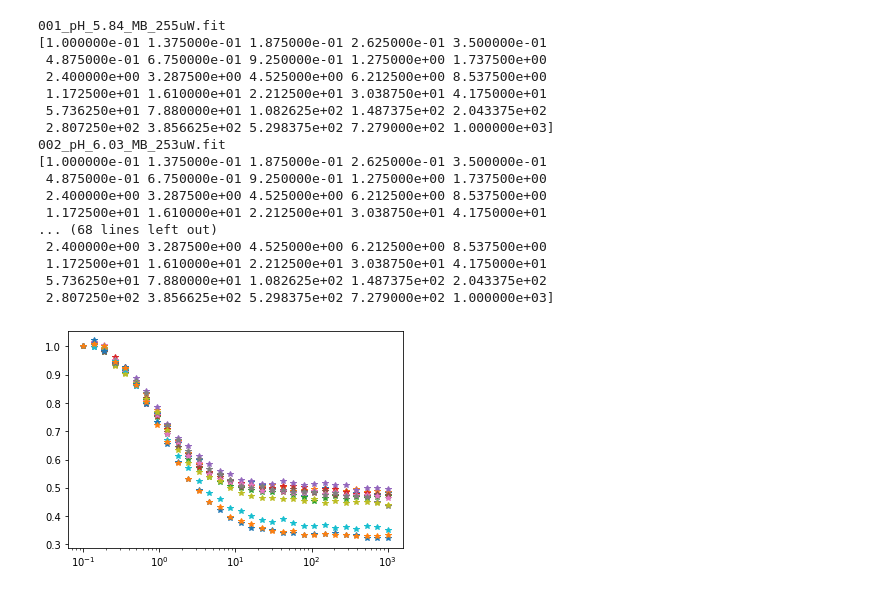
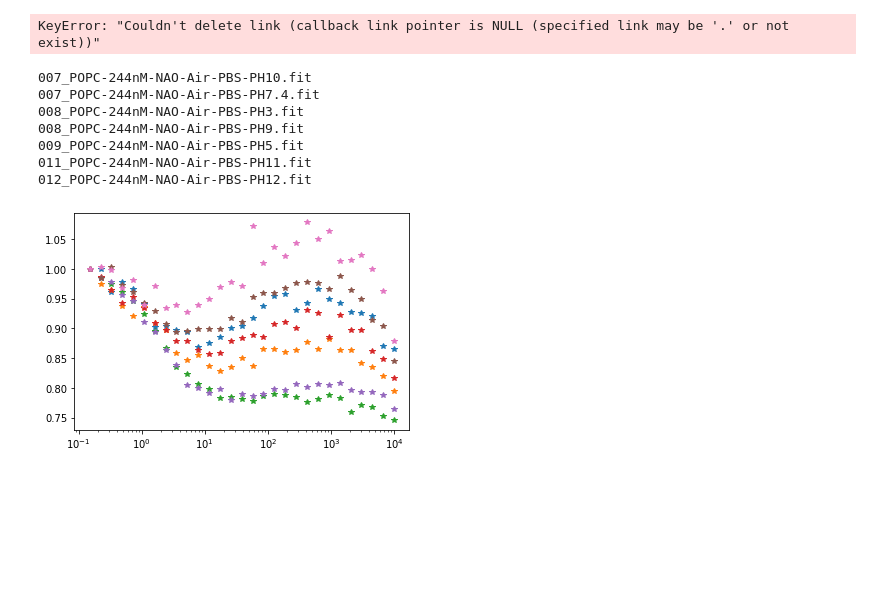
Before and after one commit to duzhx04/TRAST-data-analyze, a Jupyter notebook: TRAST_data_draw_Fig.ipynb, the cells around one changed output. Saved outputs shown, nothing was run; the diff lists cells and outputs as text; code cells hidden in the pictures; blank space fills up the shorter version.

```diff
--- a/TRAST_data_draw_Fig.ipynb
+++ b/TRAST_data_draw_Fig.ipynb
@@ -26,6 +29,8 @@ import matplotlib.colors as clrs
 # %%
 # Structure of the TRAST file
-file = r'D:/new trast test data/MBlue.hdf5'
+directory=r'D:/new trast test data/TRAST curve/'
+filename = 'different pH (only K+, Kb free , fit again).hdf5'
+file = directory + filename
 with h5py.File(file,'r') as f:
     for key in f.keys():
         print(key)
@@ -49,3 +54,17 @@ rawData
 rawTp
 residual
 tp
+# %%
+
+# plot different shells
+directory=r'D:/new trast test data/different shells (kisc fix green channel)/'
+import pandas as pd
+filelist=os.listdir(directory)
+filelist=[directory+ i for i in filelist if 'hdf5' in os.path.splitext(i)[1]]  #select csv file
+print(filelist)
+for file in filelist:
+    with h5py.File(file,'r') as f:
+        for key in f.keys():
+            print(key)
+            for i in np.array(f[key]):
+                print(i)
@@ -52,29 +89,38 @@ tp
+# %%
+
+# change some of key name#
+with h5py.File(file) as f:
+    #f.move('007_HQ574_54M-POPC-244nM-NAO-Air-PBS-PH7.4-200mW.fit',r'007_HQ574\54M-POPC-244nM-NAO-Air-PBS-PH7.4-200mW.fit')
+    #f.move('008_D620_40M-POPC-244nM-NAO-Air-PBS-PH7.4-200mW.fit',r'008_D620\40M-POPC-244nM-NAO-Air-PBS-PH7.4-200mW.fit')
+    #f.move('009_ET670_50M-POPC-244nM-NAO-Air-PBS-PH7.4-200mW.fit',r'009_ET670\50M-POPC-244nM-NAO-Air-PBS-PH7.4-200mW.fit')
+    f.move('007_POPC-244nM-NAO-Air-PBS-PH7.4.fit','007_0uM-oldDoxyl-POPC-244nM-NAO-Air-PBS-PH7.4.fit')
+# %%
+
+#delete some datasets which do not use
+with h5py.File(file) as f:
+    del f['002_IRF-Rho-20uM-red-OD3-200mW.fit']
+    for key in f.keys():
+        print(key)
+        for i in np.array(f[key]):
+            print(i)
+# %% [output]
+KeyError: "Couldn't delete link (callback link pointer is NULL (specified link may be '.' or not exist))"
 # %%
+# draw raw data
 with h5py.File(file,'r') as f:
     for key in f.keys():
         print(key)
-        N= np.max(f[key]['TRAST'][:,0])
+        N= np.array(f[key]['TRAST'][:,0]) #choose first point
         arry_x=np.array(f[key]['tp'][:])
-        arry_y=np.array(f[key]['TRAST']/N)
+        arry_y=np.array(f[key]['TRAST']/N) # Normalize the first point
         arry_y=arry_y[0]
-        print(arry_x)
         plt.semilogx(arry_x,arry_y,marker='*',linestyle='none')
 # %% [output]
-001_pH_5.84_MB_255uW.fit
-[1.000000e-01 1.375000e-01 1.875000e-01 2.625000e-01 3.500000e-01
- 4.875000e-01 6.750000e-01 9.250000e-01 1.275000e+00 1.737500e+00
- 2.400000e+00 3.287500e+00 4.525000e+00 6.212500e+00 8.537500e+00
- 1.172500e+01 1.610000e+01 2.212500e+01 3.038750e+01 4.175000e+01
- 5.736250e+01 7.880000e+01 1.082625e+02 1.487375e+02 2.043375e+02
- 2.807250e+02 3.856625e+02 5.298375e+02 7.279000e+02 1.000000e+03]
-002_pH_6.03_MB_253uW.fit
-[1.000000e-01 1.375000e-01 1.875000e-01 2.625000e-01 3.500000e-01
- 4.875000e-01 6.750000e-01 9.250000e-01 1.275000e+00 1.737500e+00
- 2.400000e+00 3.287500e+00 4.525000e+00 6.212500e+00 8.537500e+00
- 1.172500e+01 1.610000e+01 2.212500e+01 3.038750e+01 4.175000e+01
-... (68 lines left out)
- 2.400000e+00 3.287500e+00 4.525000e+00 6.212500e+00 8.537500e+00
- 1.172500e+01 1.610000e+01 2.212500e+01 3.038750e+01 4.175000e+01
- 5.736250e+01 7.880000e+01 1.082625e+02 1.487375e+02 2.043375e+02
- 2.807250e+02 3.856625e+02 5.298375e+02 7.279000e+02 1.000000e+03]
+007_POPC-244nM-NAO-Air-PBS-PH10.fit
+007_POPC-244nM-NAO-Air-PBS-PH7.4.fit
+008_POPC-244nM-NAO-Air-PBS-PH3.fit
+008_POPC-244nM-NAO-Air-PBS-PH9.fit
+009_POPC-244nM-NAO-Air-PBS-PH5.fit
+011_POPC-244nM-NAO-Air-PBS-PH11.fit
+012_POPC-244nM-NAO-Air-PBS-PH12.fit
-[figure, old version]
+[figure, new version]
```
Also changed, not shown: parts of 33 cells of this notebook.
